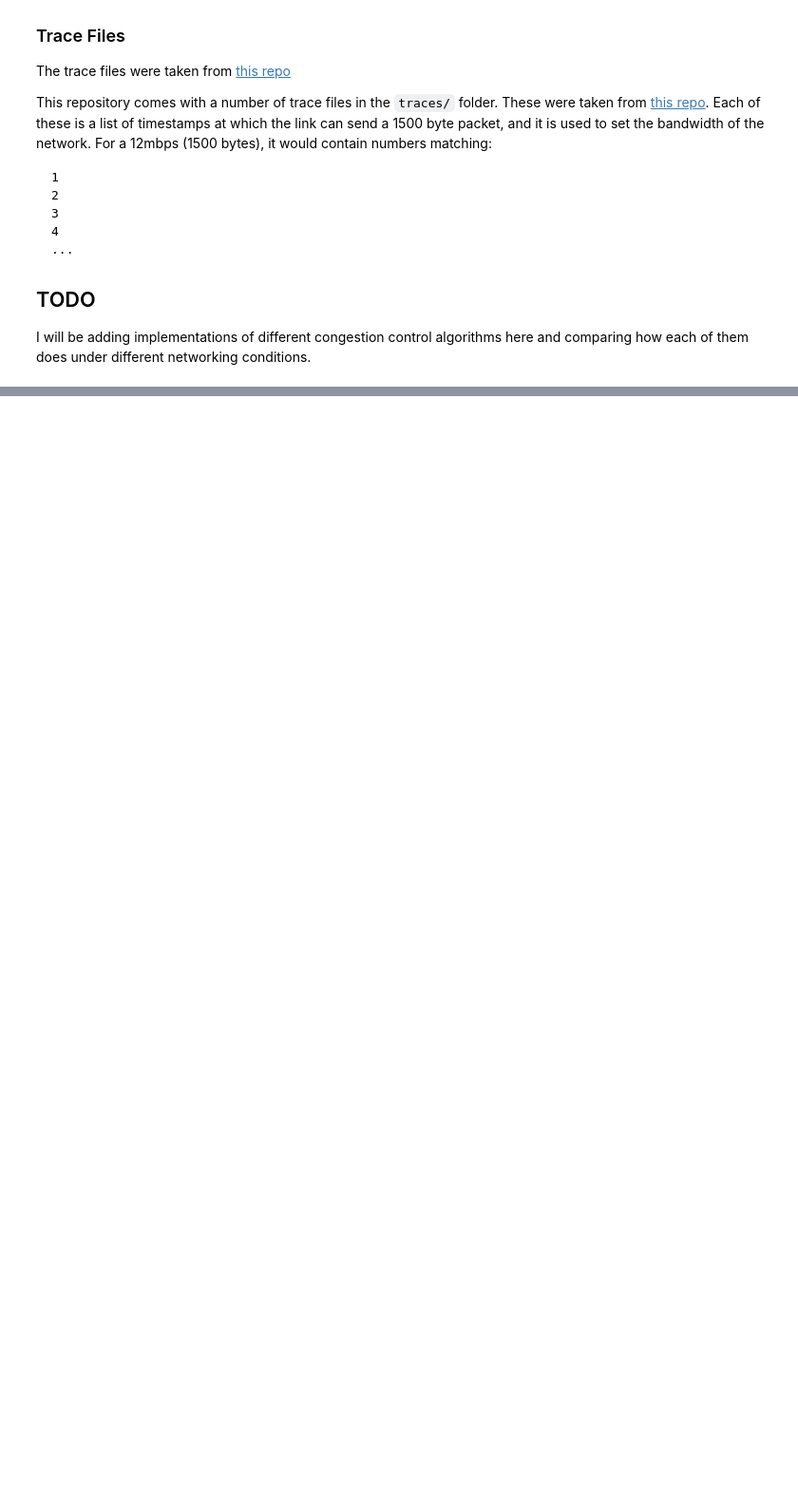
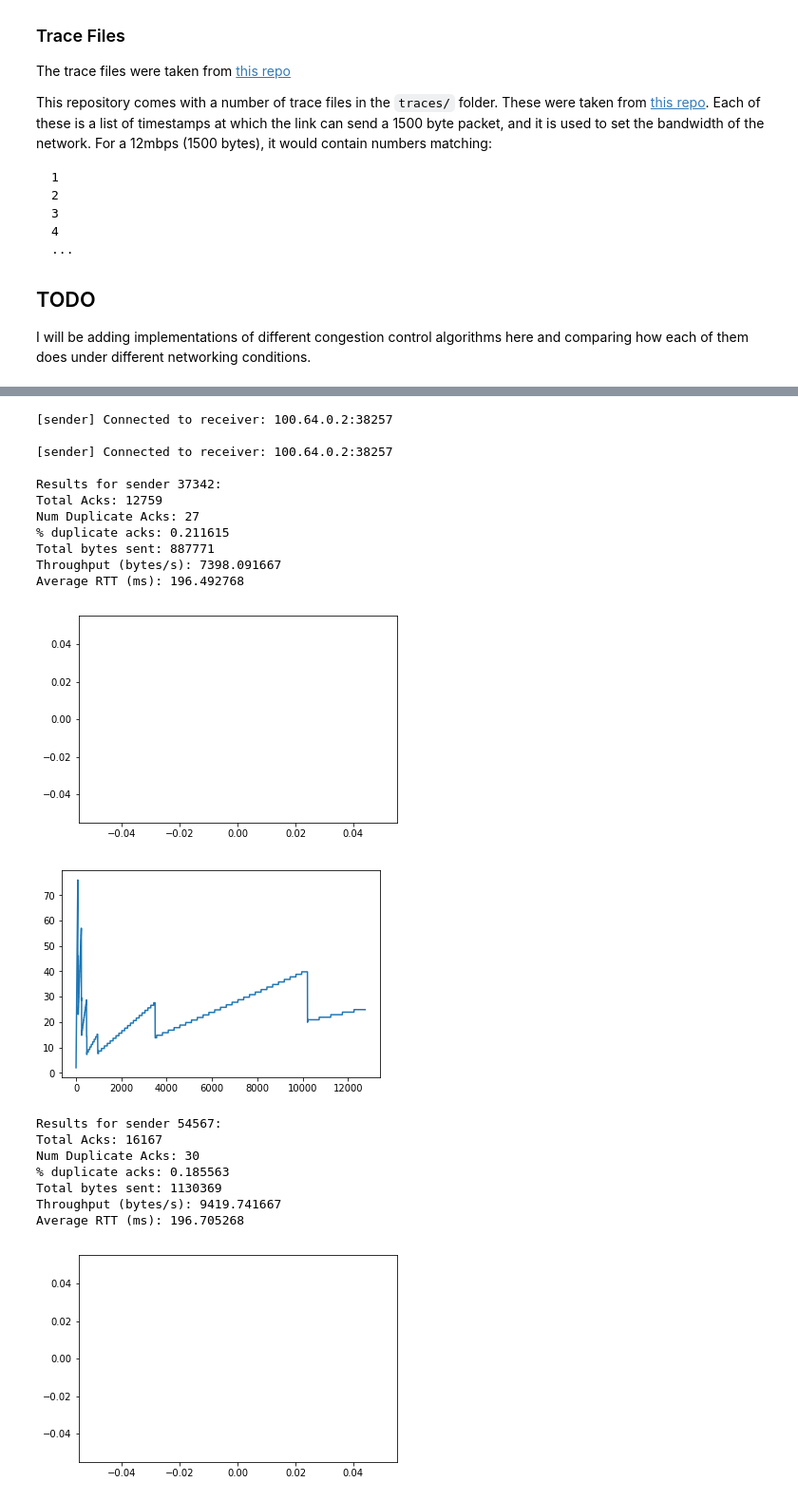
Before and after one commit to squidarth/network-performance-jupyter, a Jupyter notebook: Network-Performance-Testing.ipynb, the cells around one changed output, grey strips where cells are left out. Shown at 95% size. Saved outputs shown, nothing was run; the diff lists cells and outputs as text; code cells hidden in the pictures; blank space fills up the shorter version.

```diff
--- a/Network-Performance-Testing.ipynb
+++ b/Network-Performance-Testing.ipynb
@@ -289,0 +466,32 @@ Average RTT (ms): 301.423277
+# %%
+mahimahi_settings = {
+    'delay': 88,
+    'queue_size': 40,
+    'trace_file': TRACE_FILES['2.64MBPS']
+}
+port = get_open_udp_port()
+port2 = get_open_udp_port()
+
+run_with_mahi_settings(mahimahi_settings, 120, [RenoSender(50, 1, port), RenoSender(50, 1, port2)])
+# %% [output]
+[sender] Connected to receiver: 100.64.0.2:38257
+
+[sender] Connected to receiver: 100.64.0.2:38257
+
+Results for sender 37342:
+Total Acks: 12759
+Num Duplicate Acks: 27
+% duplicate acks: 0.211615
+Total bytes sent: 887771
+Throughput (bytes/s): 7398.091667
+Average RTT (ms): 196.492768
+[figure, added]
+[figure, added]
+Results for sender 54567:
+Total Acks: 16167
+Num Duplicate Acks: 30
+% duplicate acks: 0.185563
+Total bytes sent: 1130369
+Throughput (bytes/s): 9419.741667
+Average RTT (ms): 196.705268
+[figure, added]
```
Also changed, not shown: parts of 17 cells of this notebook.
